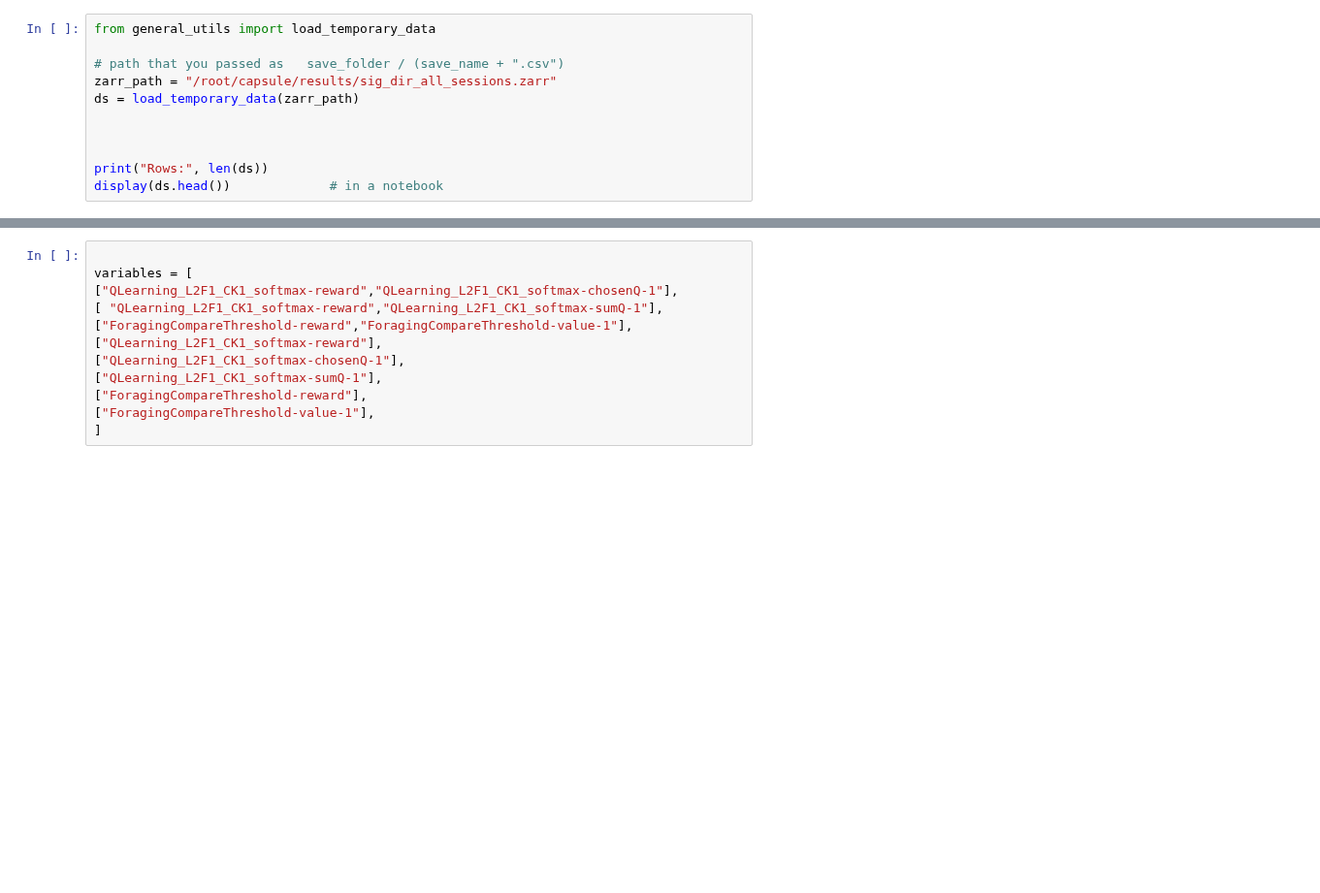
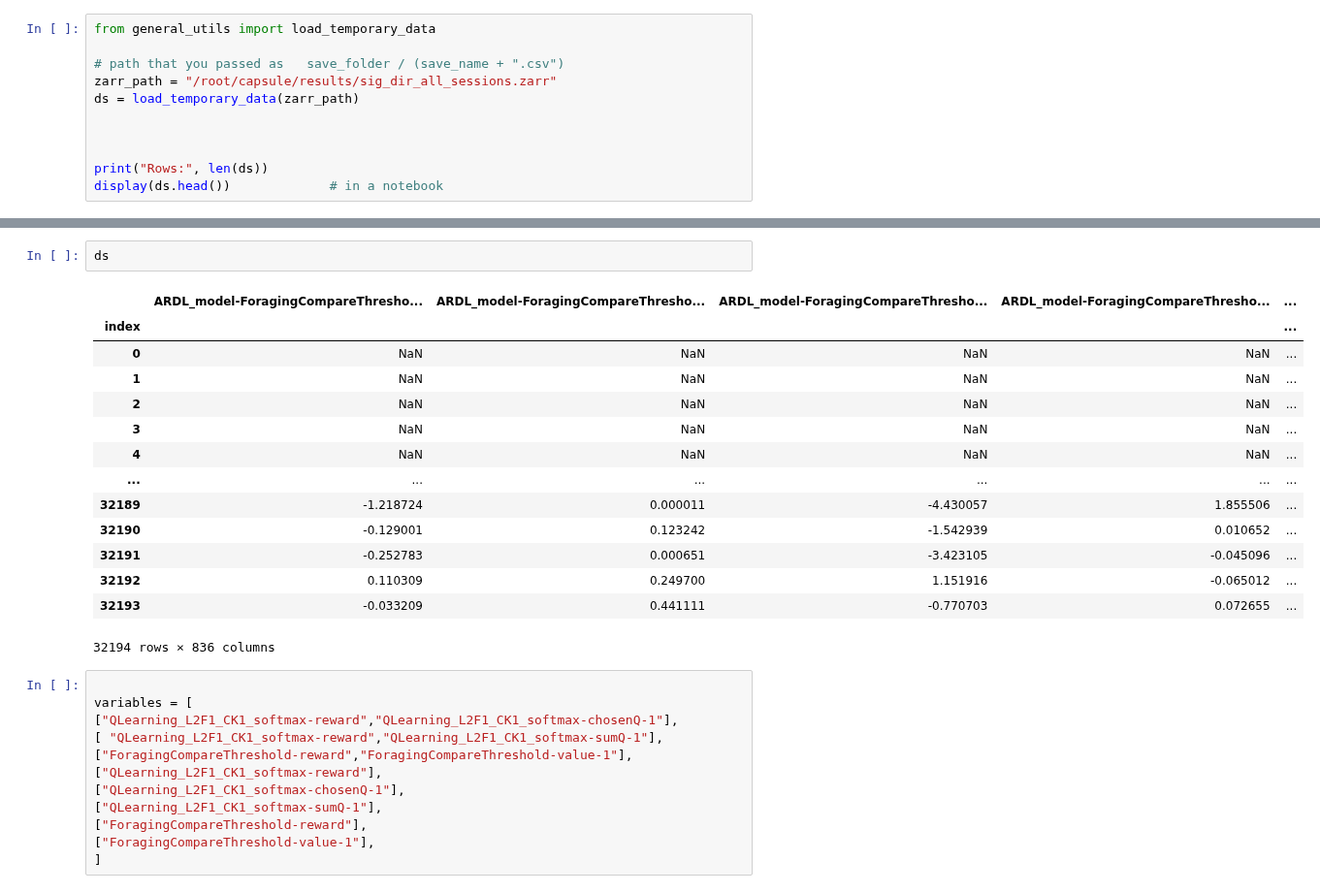
Before and after one commit to AllenNeuralDynamics/aind-dft-ephys-analysis, a Jupyter notebook: src/aind_dft_ephys_analysis/ephys_playground.ipynb, the cells around one changed output, grey strips where cells are left out. Shown at 97% size. Cells and saved outputs as stored; diff of their text form; blank space fills up the shorter version.

Commit message:
adding extract_columns_by_filters

```diff
--- a/src/aind_dft_ephys_analysis/ephys_playground.ipynb
+++ b/src/aind_dft_ephys_analysis/ephys_playground.ipynb
@@ -565,3 +373,20 @@ def plot_diagonal_significance(
+# %%
+ds
+# %% [output]
+|  | ARDL_model-ForagingCompareThresho... | ARDL_model-ForagingCompareThresho... | ARDL_model-ForagingCompareThresho... | ARDL_model-ForagingCompareThresho... | ... |
+| index |  |  |  |  | ... |
+| 0 | NaN | NaN | NaN | NaN | ... |
+| 1 | NaN | NaN | NaN | NaN | ... |
+| 2 | NaN | NaN | NaN | NaN | ... |
+| 3 | NaN | NaN | NaN | NaN | ... |
+| 4 | NaN | NaN | NaN | NaN | ... |
+| ... | ... | ... | ... | ... | ... |
+| 32189 | -1.218724 | 0.000011 | -4.430057 | 1.855506 | ... |
+| 32190 | -0.129001 | 0.123242 | -1.542939 | 0.010652 | ... |
+| 32191 | -0.252783 | 0.000651 | -3.423105 | -0.045096 | ... |
+| 32192 | 0.110309 | 0.249700 | 1.151916 | -0.065012 | ... |
+| 32193 | -0.033209 | 0.441111 | -0.770703 | 0.072655 | ... |
+32194 rows × 836 columns
 # %%
 
 variables = [
```
Also changed, not shown: parts of 1 cell of this notebook, 1 other file.
